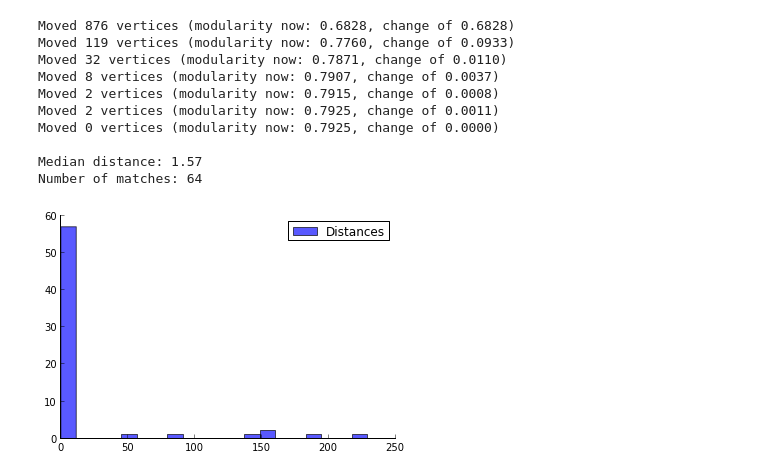
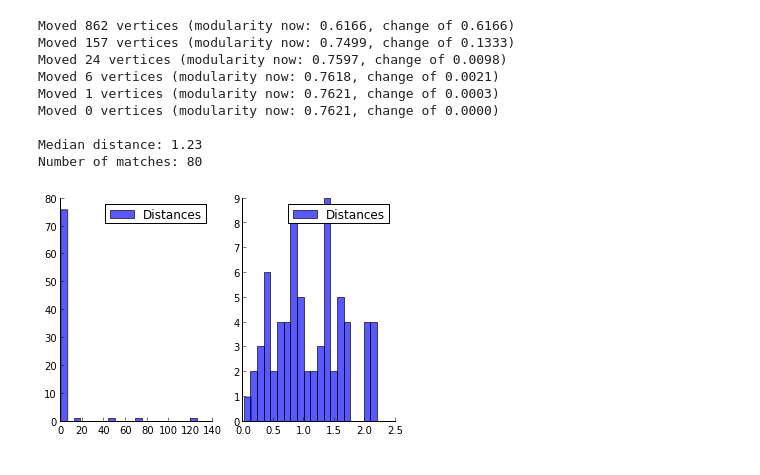
Before and after one commit to arnfred/Mirror-Match, a Jupyter notebook: code/cluster-match/acr-test.ipynb, the cells around one changed output. Drawn from its saved outputs; the diff is of its cells as text; code cells hidden in the pictures.

```diff
--- a/code/cluster-match/acr-test.ipynb
+++ b/code/cluster-match/acr-test.ipynb
@@ -14,16 +12,21 @@ import featureGraph
 import matching
 # %%
-paths, homography = matching.getACRPaths(2,"graf")
-matches = matching.testClusterMatch(paths, homography)
+paths, homography = matching.getACRPaths(2,"boat")
-# %% [output]
-Moved 876 vertices (modularity now: 0.6828, change of 0.6828)
-Moved 119 vertices (modularity now: 0.7760, change of 0.0933)
-Moved 32 vertices (modularity now: 0.7871, change of 0.0110)
-Moved 8 vertices (modularity now: 0.7907, change of 0.0037)
-Moved 2 vertices (modularity now: 0.7915, change of 0.0008)
-Moved 2 vertices (modularity now: 0.7925, change of 0.0011)
-Moved 0 vertices (modularity now: 0.7925, change of 0.0000)
-
-Median distance: 1.57
-Number of matches: 64
-[figure, removed]
+# %%
+pf = weightMatrix.pruneHighest
+matches_1 = matching.testMatch(paths,
+                             homography,
+                             matching.clusterMatch,
+                             prune_fun = pf,
+                             prune_limit = 5)
+# %% [output]
+Moved 862 vertices (modularity now: 0.6166, change of 0.6166)
+Moved 157 vertices (modularity now: 0.7499, change of 0.1333)
+Moved 24 vertices (modularity now: 0.7597, change of 0.0098)
+Moved 6 vertices (modularity now: 0.7618, change of 0.0021)
+Moved 1 vertices (modularity now: 0.7621, change of 0.0003)
+Moved 0 vertices (modularity now: 0.7621, change of 0.0000)
+
+Median distance: 1.23
+Number of matches: 80
+[figure, added]
```
Also changed, not shown: parts of 7 cells of this notebook, 3 other files.
